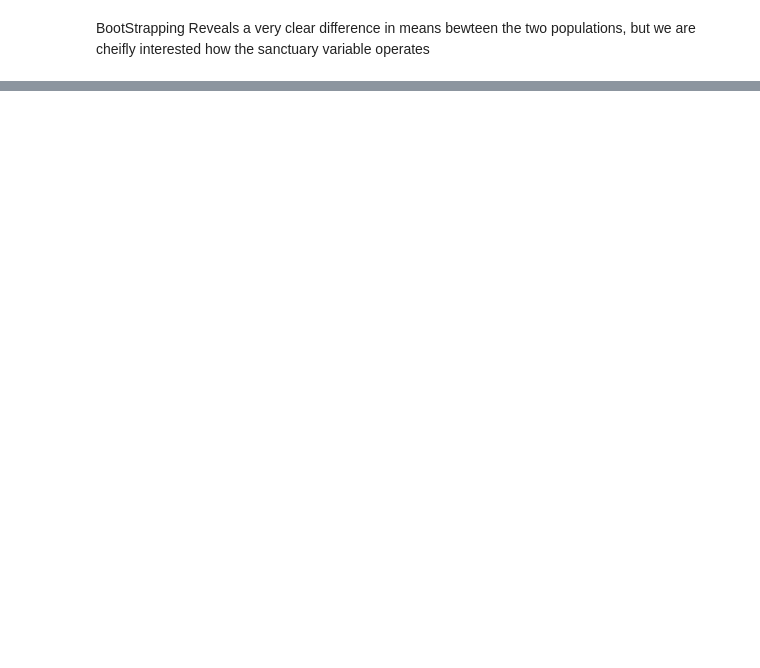
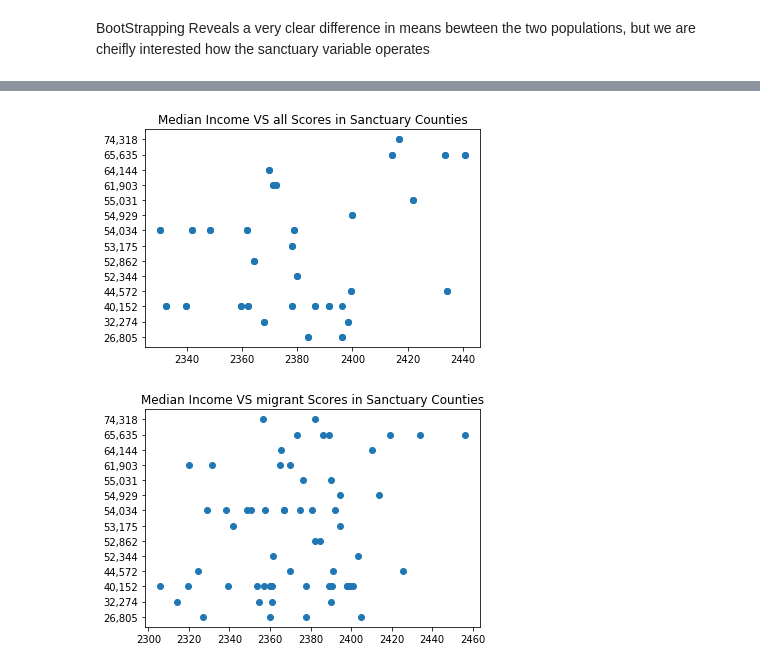
Before and after one commit to NathanLaird/Migrant-Education, a Jupyter notebook: Migrant_Visualization.ipynb, the cells around one changed output, grey strips where cells are left out. Cells and saved outputs as stored; diff of their text form; code cells hidden in the pictures; blank space fills up the shorter version.

```diff
--- a/Migrant_Visualization.ipynb
+++ b/Migrant_Visualization.ipynb
@@ -85,0 +100,10 @@ plt.show()
+# %%
+_=plt.scatter(sanc['all score'],sanc['Median'])
+_=plt.title("Median Income VS all Scores in Sanctuary Counties")
+plt.show()
+_=plt.scatter(sanc['migrant score'],sanc['Median'])
+_=plt.title("Median Income VS migrant Scores in Sanctuary Counties")
+plt.show()
+# %% [output]
+[figure, added]
+[figure, added]
```
Also changed, not shown: parts of 10 cells of this notebook, 4 other files.
